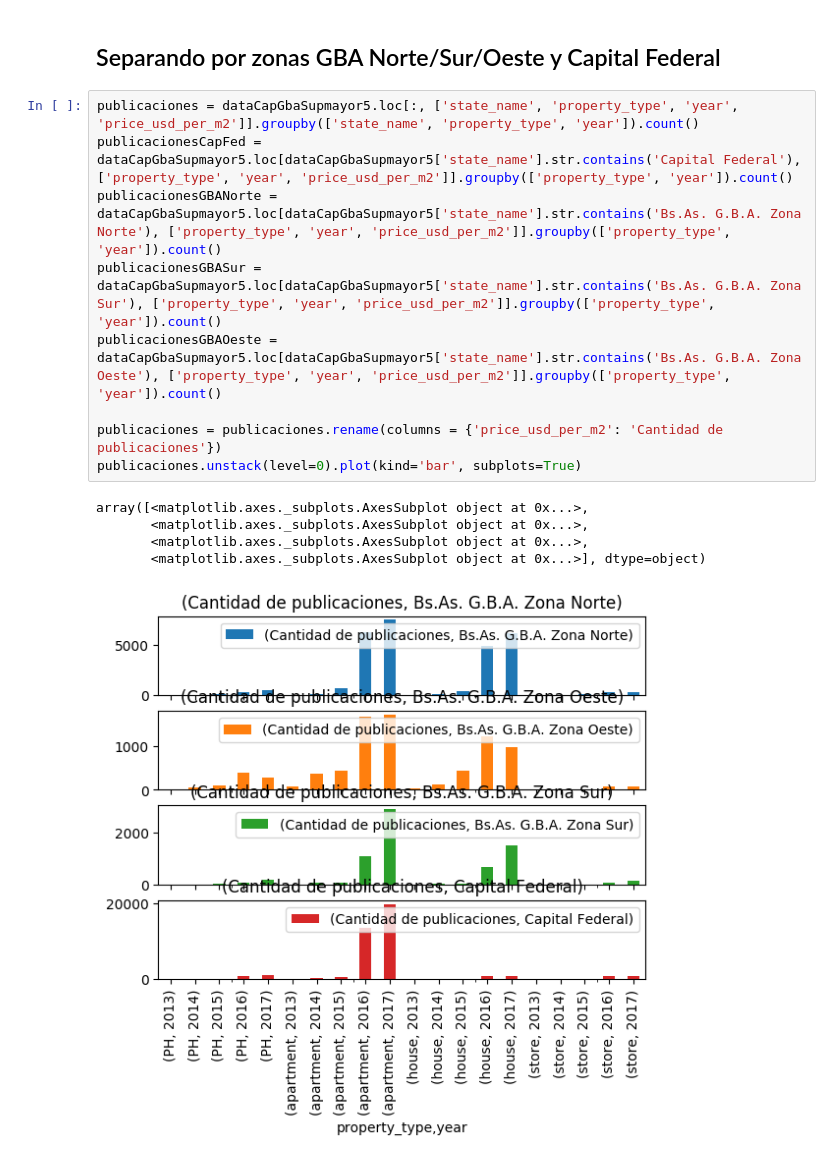
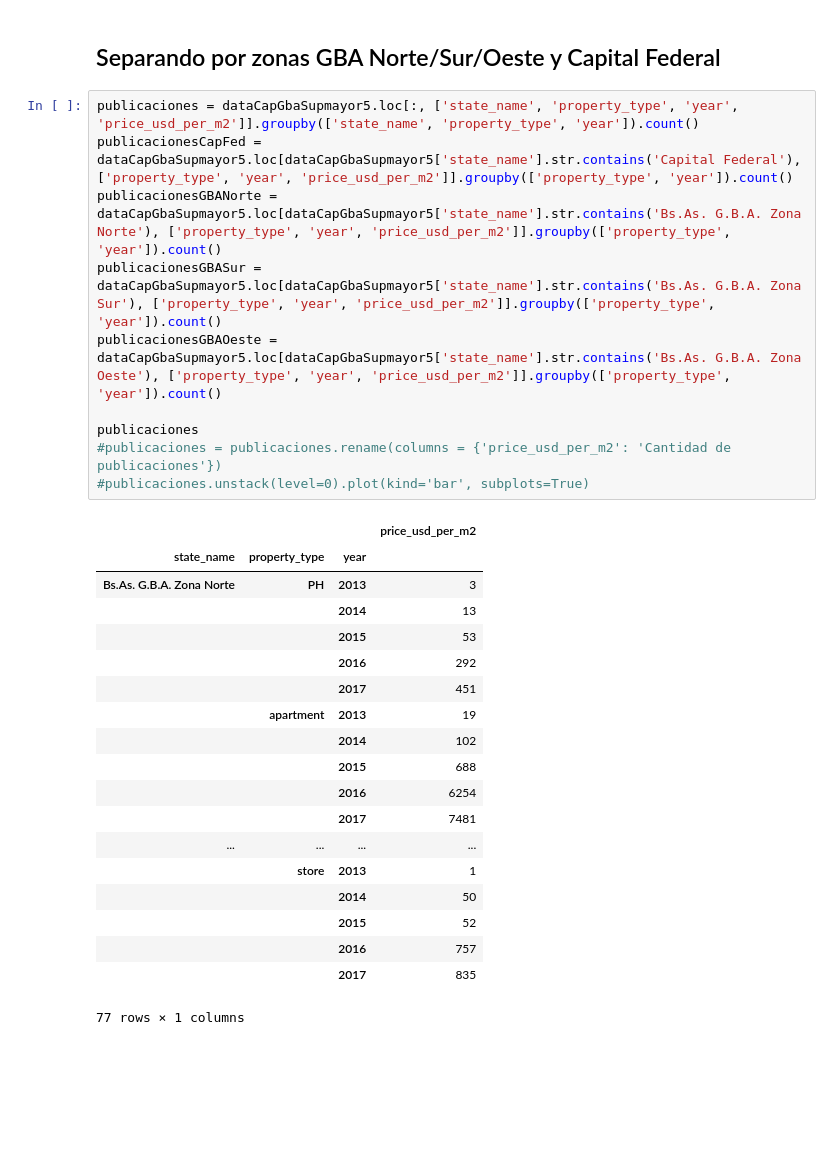
Before and after one commit to Belovic94/TP1-Analisis-Exploratorio, a Jupyter notebook: Analisis Subte y mas.ipynb, the cells around one changed output. Cells and saved outputs as stored; diff of their text form; blank space fills up the shorter version.

```diff
--- a/Analisis Subte y mas.ipynb
+++ b/Analisis Subte y mas.ipynb
@@ -182,15 +187,30 @@ Name: property_type, dtype: int64
 # %%
 publicaciones = dataCapGbaSupmayor5.loc[:, ['state_name', 'property_type', 'year', 'price_usd_per_m2']].groupby(['state_name', 'property_type', 'year']).count()
 publicacionesCapFed = dataCapGbaSupmayor5.loc[dataCapGbaSupmayor5['state_name'].str.contains('Capital Federal'), ['property_type', 'year', 'price_usd_per_m2']].groupby(['property_type', 'year']).count()
 publicacionesGBANorte = dataCapGbaSupmayor5.loc[dataCapGbaSupmayor5['state_name'].str.contains('Bs.As. G.B.A. Zona Norte'), ['property_type', 'year', 'price_usd_per_m2']].groupby(['property_type', 'year']).count()
 publicacionesGBASur = dataCapGbaSupmayor5.loc[dataCapGbaSupmayor5['state_name'].str.contains('Bs.As. G.B.A. Zona Sur'), ['property_type', 'year', 'price_usd_per_m2']].groupby(['property_type', 'year']).count()
 publicacionesGBAOeste = dataCapGbaSupmayor5.loc[dataCapGbaSupmayor5['state_name'].str.contains('Bs.As. G.B.A. Zona Oeste'), ['property_type', 'year', 'price_usd_per_m2']].groupby(['property_type', 'year']).count()
 
-publicaciones = publicaciones.rename(columns = {'price_usd_per_m2': 'Cantidad de publicaciones'})
-publicaciones.unstack(level=0).plot(kind='bar', subplots=True)
+publicaciones
+#publicaciones = publicaciones.rename(columns = {'price_usd_per_m2': 'Cantidad de publicaciones'})
+#publicaciones.unstack(level=0).plot(kind='bar', subplots=True)
 # %% [output]
+|  |  |  | price_usd_per_m2 |
+| state_name | property_type | year |  |
+| Bs.As. G.B.A. Zona Norte | PH | 2013 | 3 |
+|  |  | 2014 | 13 |
+|  |  | 2015 | 53 |
+|  |  | 2016 | 292 |
+|  |  | 2017 | 451 |
+|  | apartment | 2013 | 19 |
+|  |  | 2014 | 102 |
+|  |  | 2015 | 688 |
+|  |  | 2016 | 6254 |
+|  |  | 2017 | 7481 |
+| ... | ... | ... | ... |
+|  | store | 2013 | 1 |
+|  |  | 2014 | 50 |
+|  |  | 2015 | 52 |
+|  |  | 2016 | 757 |
+|  |  | 2017 | 835 |
-array([<matplotlib.axes._subplots.AxesSubplot object at 0x...>,
-       <matplotlib.axes._subplots.AxesSubplot object at 0x...>,
-       <matplotlib.axes._subplots.AxesSubplot object at 0x...>,
-       <matplotlib.axes._subplots.AxesSubplot object at 0x...>], dtype=object)
+77 rows × 1 columns
-[figure, removed]
```
Also changed, not shown: parts of 13 cells of this notebook.
